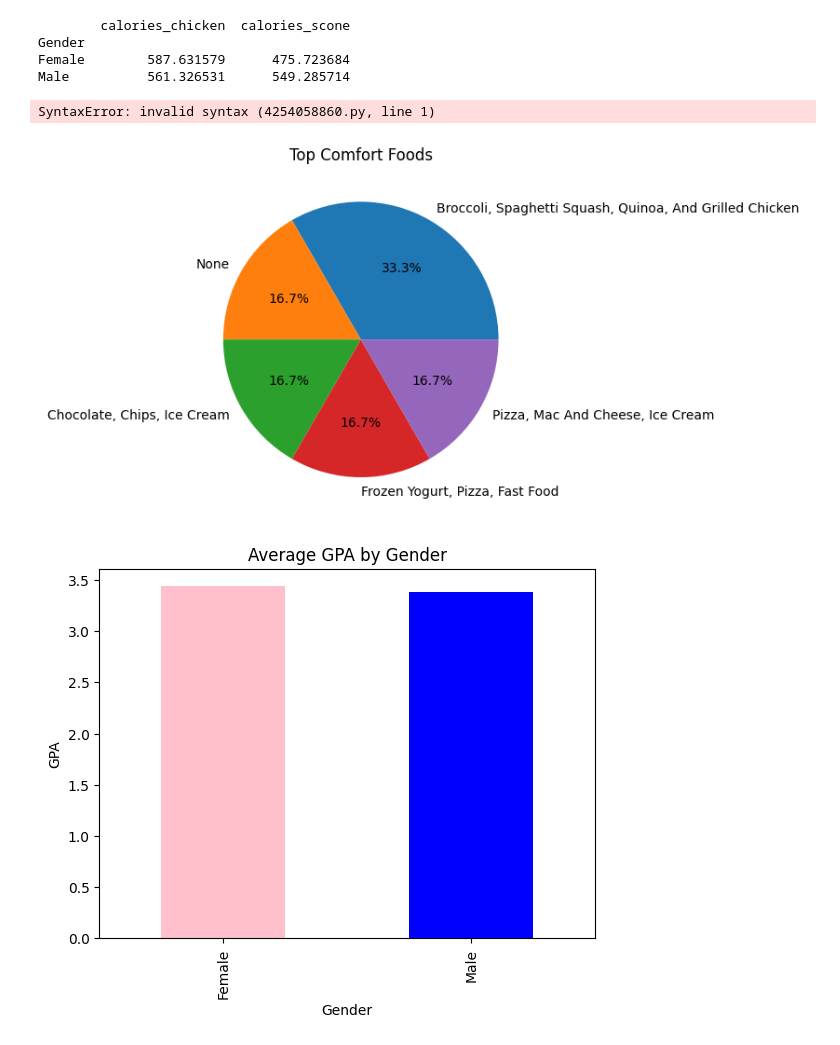
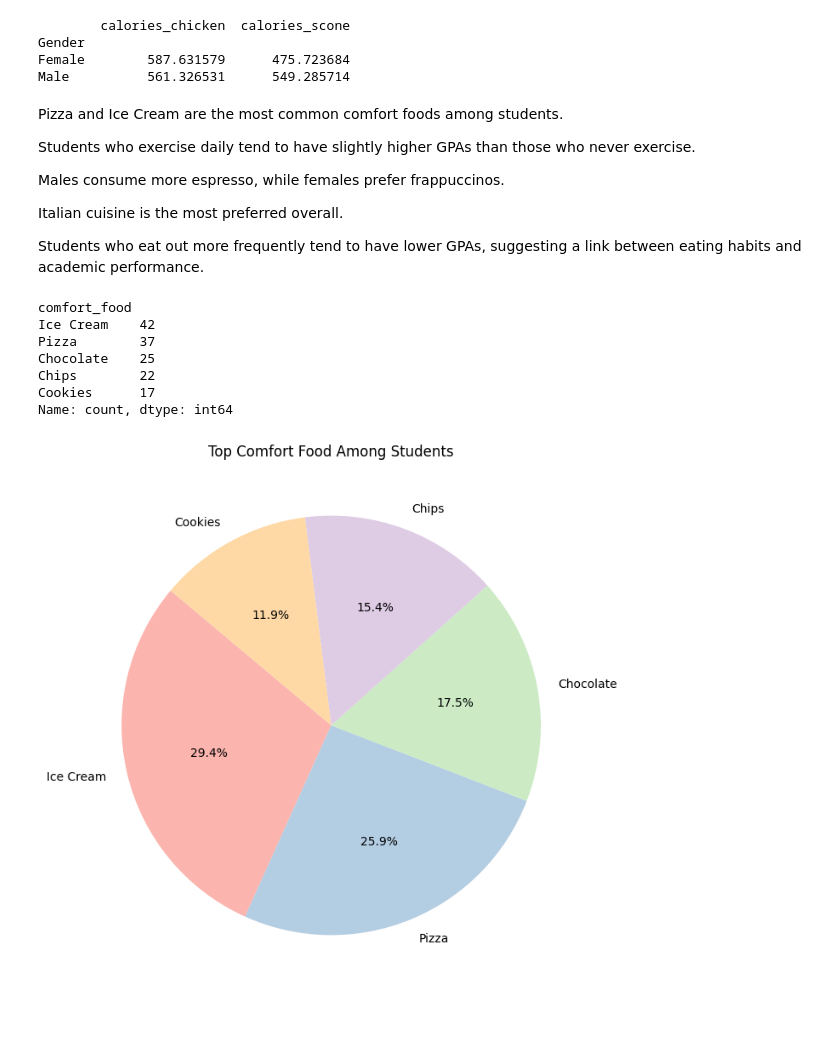
Before and after one commit to Nathillarious-tech/Food-choices, a Jupyter notebook: Food.ipynb, the cells around one changed output. Saved outputs shown, nothing was run; the diff lists cells and outputs as text; code cells hidden in the pictures.

```diff
--- a/Food.ipynb
+++ b/Food.ipynb
@@ -522,31 +523,36 @@ print(calories_by_gender)
 Gender
 Female        587.631579      475.723684
 Male          561.326531      549.285714
-# %%
-Pizza and Ice Cream are the most common comfort foods among students.
-
-Students who exercise daily tend to have slightly higher GPAs than those who never exercise.
-
-Males consume more espresso, while females prefer frappuccinos.
-
-Italian cuisine is the most preferred overall.
-
-Students who eat out more frequently tend to have lower GPAs, suggesting a link between eating habits and academic performance.
-# %% [output]
-SyntaxError: invalid syntax (4254058860.py, line 1)
+# %% [markdown]
+Pizza and Ice Cream are the most common comfort foods among students.
+
+Students who exercise daily tend to have slightly higher GPAs than those who never exercise.
+
+Males consume more espresso, while females prefer frappuccinos.
+
+Italian cuisine is the most preferred overall.
+
+Students who eat out more frequently tend to have lower GPAs, suggesting a link between eating habits and academic performance.
 # %%
-#Piechart of comfort food
-comfort_food.value_counts().head(5).plot(kind='pie', autopct='%1.1f%%')
-plt.title("Top Comfort Foods")
-plt.show()
+all_foods = df['comfort_food'].dropna().str.split(',').explode().str.strip().str.title()
+
+most_common_food = all_foods.value_counts().head()
+most_common_food
 # %% [output]
-[figure, removed]
+comfort_food
+Ice Cream    42
+Pizza        37
+Chocolate    25
+Chips        22
+Cookies      17
+Name: count, dtype: int64
 # %%
-#Barchart GPA by gender
-gender_group['GPA'].plot(kind='bar', color=['pink','blue'])
-plt.title("Average GPA by Gender")
-plt.xlabel('Gender')
-plt.ylabel("GPA")
+#piechart
+top_foods = all_foods.value_counts().head()
+
+plt.figure(figsize=(8,8))
+plt.pie(top_foods, labels=top_foods.index, autopct='%1.1f%%', startangle=140, colors=plt.cm.Pastel1.colors)
+plt.title('Top Comfort Food Among Students')
 plt.show()
 # %% [output]
-[figure, old version]
+[figure, new version]
```
Also changed, not shown: parts of 3 cells of this notebook.
